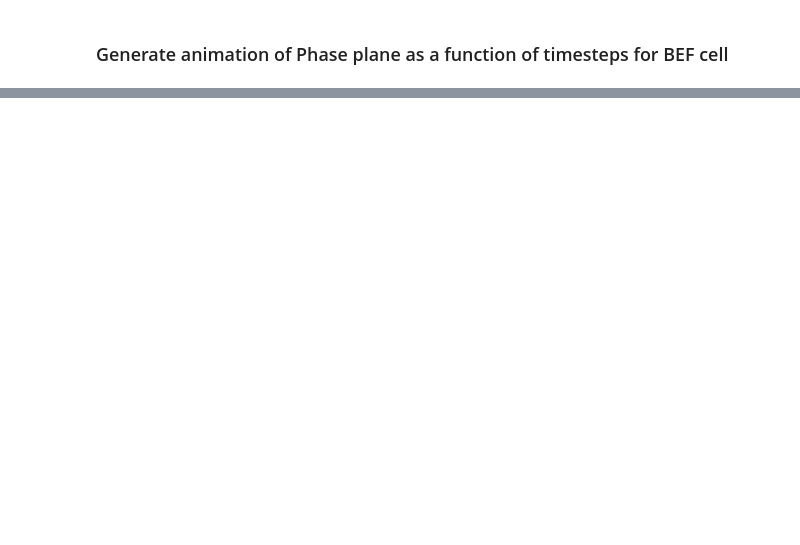
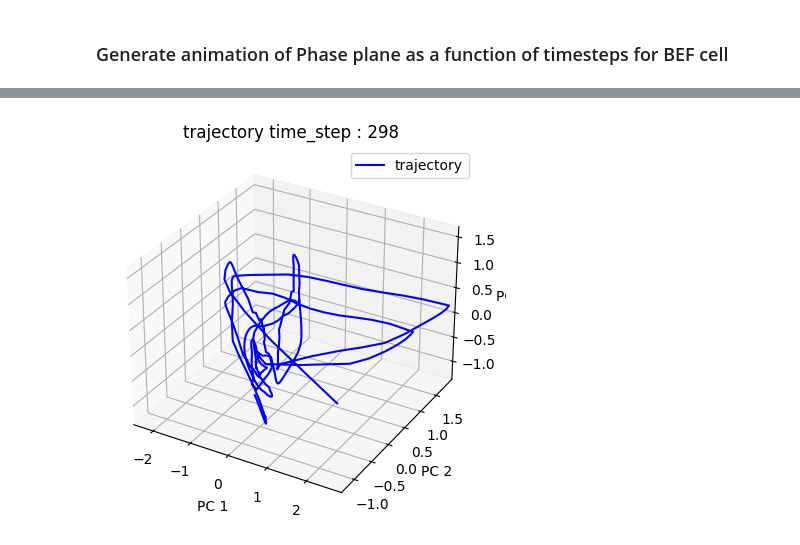
Before and after one commit to gerome-andry/BIO_inspired_RNN, a Jupyter notebook: test.ipynb, the cells around one changed output, grey strips where cells are left out. Cells and saved outputs as stored; diff of their text form; code cells hidden in the pictures; blank space fills up the shorter version.

Commit message:
PCA to reduce trajectory dimensionality

```diff
--- a/test.ipynb
+++ b/test.ipynb
@@ -426,0 +430,15 @@ plot_heatmap(pred_c[0,:,idx],d_i[0])
+# %%
+from sklearn.decomposition import PCA
+
+def perform_pca(data, n_components):
+    pca = PCA(n_components=n_components, svd_solver = "full")
+    pca.fit(data)
+    transformed_data = pca.transform(data)
+    pca_full = PCA(svd_solver = "full")
+    pca_full.fit(data)
+    return transformed_data, pca,pca_full.explained_variance_ratio_
+
+def project_sample(sample, pca):
+    transformed_sample = pca.transform(sample.reshape(1, -1))
+    projected_sample = transformed_sample[:, :3]  # Take the first 3 principal components
+    return projected_sample
@@ -426,0 +507,65 @@ plot_heatmap(pred_c[0,:,idx],d_i[0])
+# %%
+#high stim
+stimG = StimGenerator(dt=.1)
+d_i, d_o = stimG.get_batch_data(1,random=False,stim_type=False)
+d_i, d_o = stimG.extend_sim(30, d_i, d_o)
+B, L = d_i.shape
+mod_in = torch.zeros((B,L,2))
+mod_in[...,0][d_i == 1] = 1
+mod_in[...,1][d_i != 1] = d_i[d_i!=1]
+
+fast_var_high_stim = []
+with torch.no_grad():
+    if typeCell == 'BEF':
+        packed = model.forward(x=mod_in, debug_mem=True)
+        a,b,c,d,e,fast_var_high_stim, slow_var = packed
+        print(model.sense.forward(mod_in).shape)
+    elif typeCell == 'BRC':
+        a,c,fast_var_high_stim = model.forward(x=mod_in, debug_mem=True)
+    else:
+        fast_var_high_stim = model.forward(x=mod_in, debug_mem=True)
+    # model.mem.ff_ha.weight = torch.nn.Parameter(u@torch.diag(s)@v)
+    # pred_pc = model.forward(x=mod_in, debug_mem=True)
+
+#Low stim
+stimG = StimGenerator(dt=.1)
+d_i, d_o = stimG.get_batch_data(1,random=False,stim_type=True)
+d_i, d_o = stimG.extend_sim(30, d_i, d_o)
+B, L = d_i.shape
+mod_in = torch.zeros((B,L,2))
+mod_in[...,0][d_i == 1] = 1
+mod_in[...,1][d_i != 1] = d_i[d_i!=1]
+
+fast_var_low_stim = []
+with torch.no_grad():
+    if typeCell == 'BEF':
+        packed = model.forward(x=mod_in, debug_mem=True)
+        a,b,c,d,e,fast_var_low_stim, slow_var = packed
+        print(model.sense.forward(mod_in).shape)
+    elif typeCell == 'BRC':
+        a,c,fast_var_low_stim = model.forward(x=mod_in, debug_mem=True)
+    else:
+        fast_var_low_stim = model.forward(x=mod_in, debug_mem=True)
+    # model.mem.ff_ha.weight = torch.nn.Parameter(u@torch.diag(s)@v)
+    # pred_pc = model.forward(x=mod_in, debug_mem=True)
+
+transformed_high_response, pca_fitter_high_response, info_captured = perform_pca(pred_c[0,:,idx],3)
+transformed_high_response = transformed_high_response.T
+make_animation_PCA_trajectory(transformed_high_response,"high_Response_PCA anim.gif")
+
+transformed_low_response = []
+for i in range(L):
+    transformed_low_response.append(project_sample(fast_var_low_stim[0,i,:],pca_fitter_high_response)[0])
+transformed_low_response = np.array(transformed_low_response)
+
+make_animation_PCA_trajectory(transformed_low_response.T,"low_Response_PCA anim.gif")
+
+fig = plt.figure()
+ax = fig.add_subplot()
+ax.plot(np.arange(1,6),np.cumsum(info_captured)[:5])
+ax.set_ylabel('Percentage of variance captured')
+ax.set_xlabel('Number of components')
+ax.set_ylim(0, 1)
+ax.set_title('Information captured by PCA components')
+fig.show()
+# %% [output]
@@ -426,0 +574 @@ plot_heatmap(pred_c[0,:,idx],d_i[0])
+[figure, added]
```
Also changed, not shown: parts of 15 cells of this notebook.
